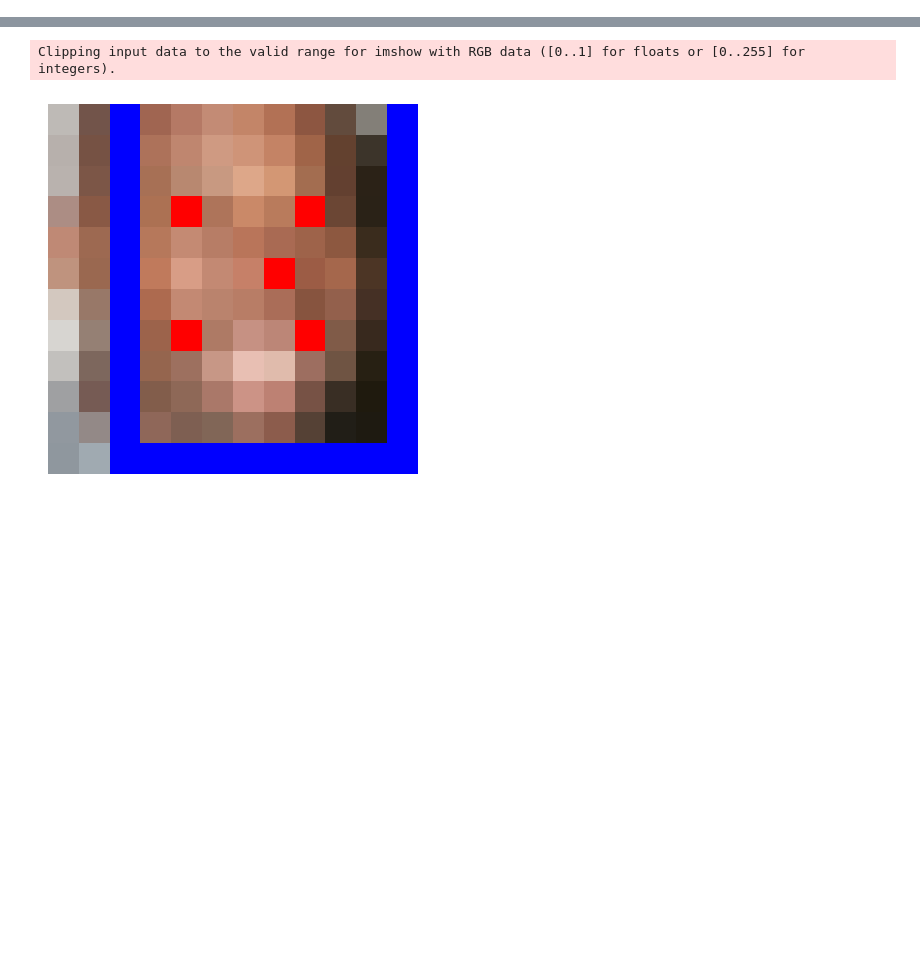
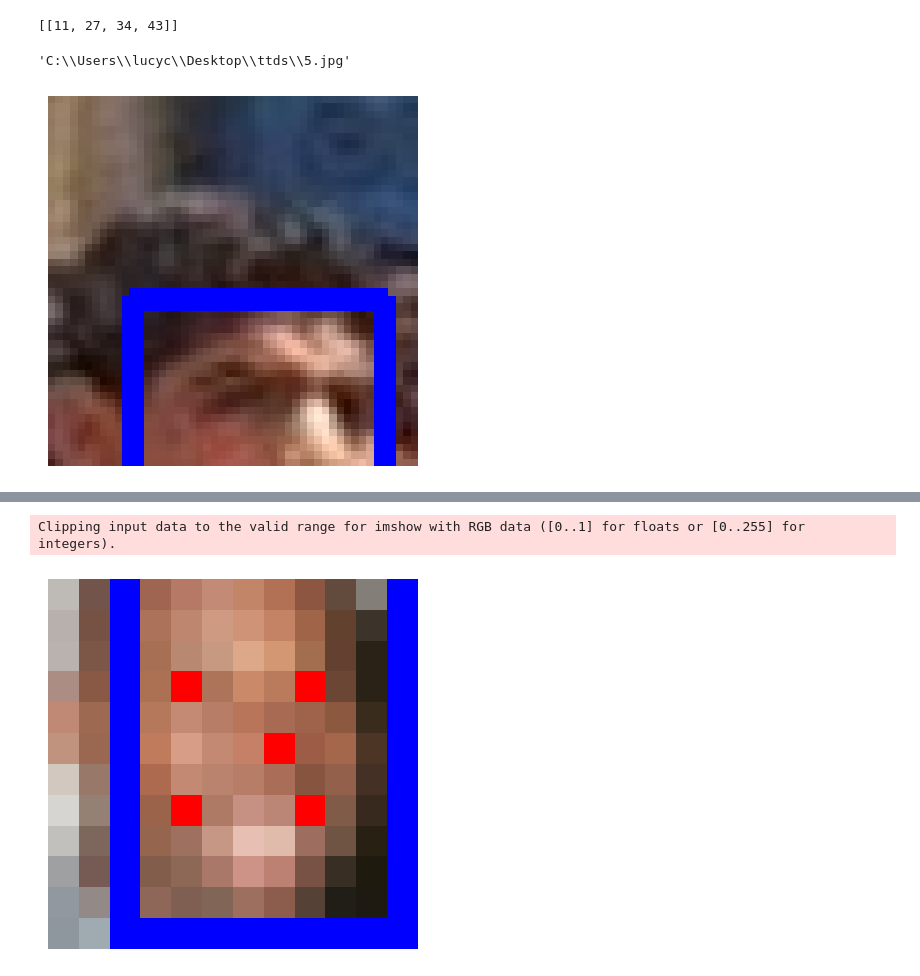
Before and after one commit to ZiJie-Duan/AI_GOGOGO, a Jupyter notebook: Pytorch/face_loc/test.ipynb, the cells around one changed output, grey strips where cells are left out. Drawn from its saved outputs; the diff is of its cells as text; code cells hidden in the pictures; blank space fills up the shorter version.

```diff
--- a/Pytorch/face_loc/test.ipynb
+++ b/Pytorch/face_loc/test.ipynb
@@ -393,0 +28,2 @@ class MTCDataSet(Dataset):
+# %%
+f = read_csv_file(r"C:\Users\lucyc\Desktop\dataset.csv")
@@ -393,0 +45,18 @@ class MTCDataSet(Dataset):
+# %%
+def to_path(i):
+    path = r"C:\Users\lucyc\Desktop\ttds" + "\\" + str(i) + ".jpg"
+    return path
+# %%
+b = [[int(x) for x in f[2][3].split()]]
+b
+# %% [output]
+[[11, 27, 34, 43]]
+# %%
+c = to_path(f[2][2])
+c
+# %% [output]
+'C:\\Users\\lucyc\\Desktop\\ttds\\5.jpg'
+# %%
+show_img_dir(c,b,None)
+# %% [output]
+[figure, added]
```
Also changed, not shown: parts of 18 cells of this notebook, 2 other files.
